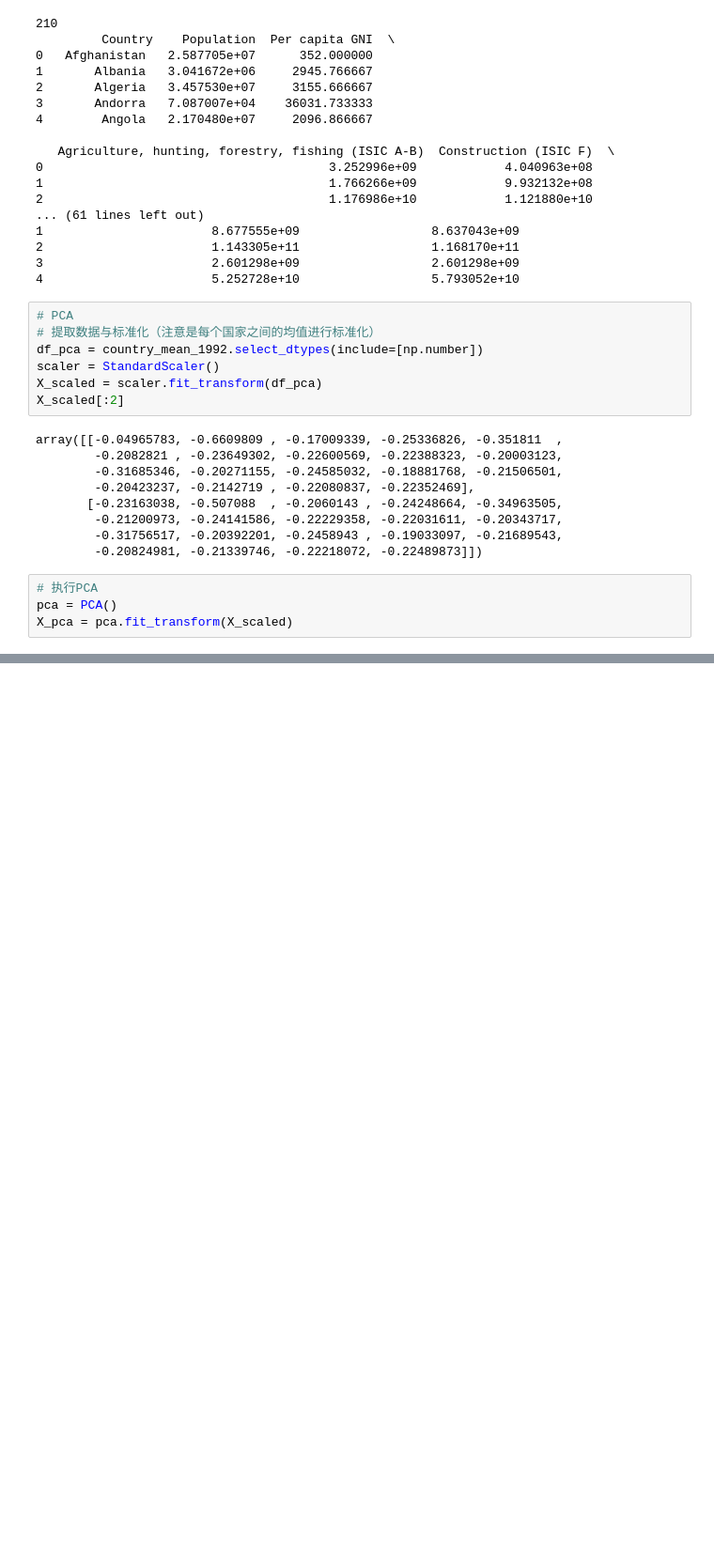
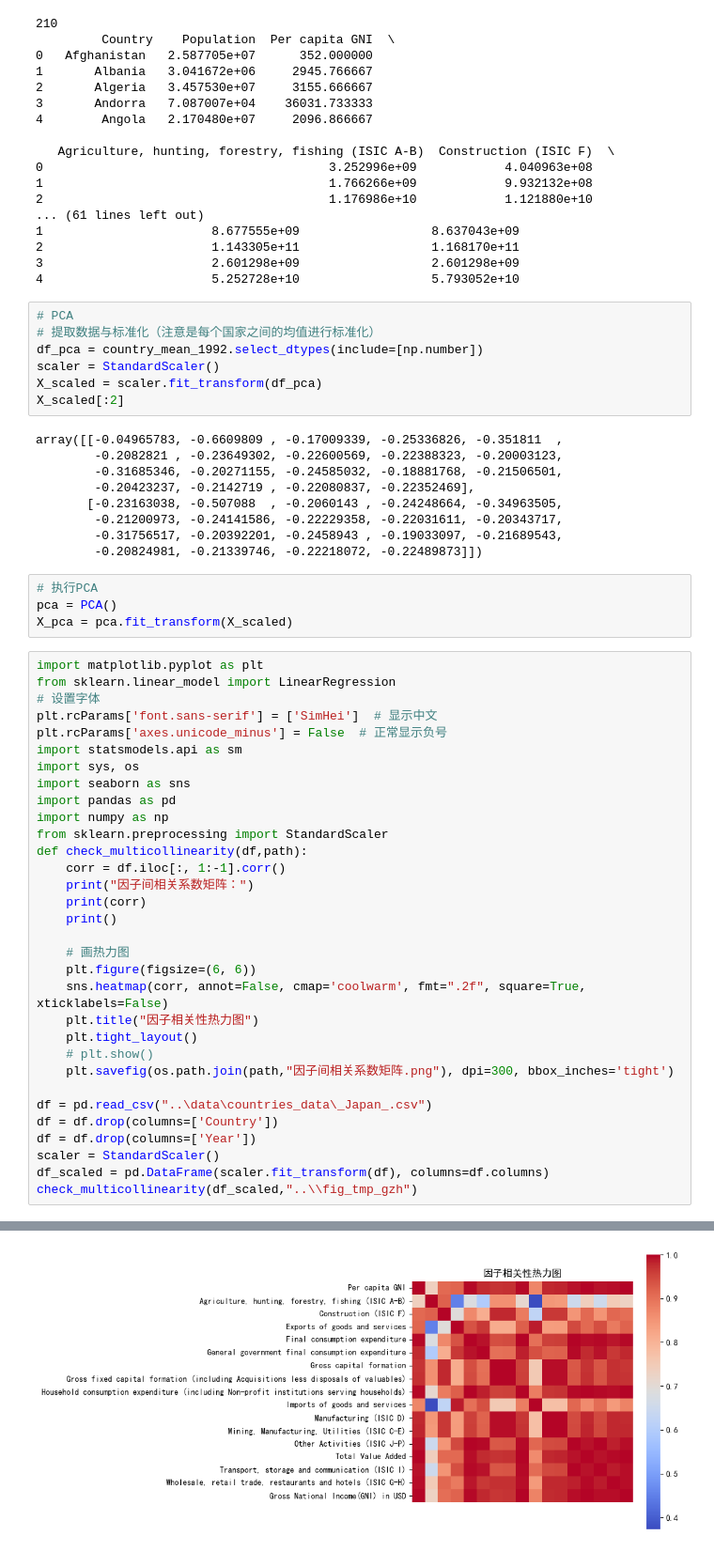
Before and after one commit to gongzihang/Multivariate-Statistical-Analysis-Project, a Jupyter notebook: src/PCA.ipynb, the cells around one changed output, grey strips where cells are left out. Shown at 94% size. Saved outputs shown, nothing was run; the diff lists cells and outputs as text; blank space fills up the shorter version.

```diff
--- a/src/PCA.ipynb
+++ b/src/PCA.ipynb
@@ -75,3 +75,36 @@ array([[-0.04965783, -0.6609809 , -0.17009339, -0.25336826, -0.351811  ,
 # 执行PCA
 pca = PCA()
 X_pca = pca.fit_transform(X_scaled)
+# %%
+import matplotlib.pyplot as plt
+from sklearn.linear_model import LinearRegression
+# 设置字体
+plt.rcParams['font.sans-serif'] = ['SimHei']  # 显示中文
+plt.rcParams['axes.unicode_minus'] = False  # 正常显示负号
+import statsmodels.api as sm
+import sys, os
+import seaborn as sns
+import pandas as pd
+import numpy as np
+from sklearn.preprocessing import StandardScaler
+def check_multicollinearity(df,path):
+    corr = df.iloc[:, 1:-1].corr()
+    print("因子间相关系数矩阵：")
+    print(corr)
+    print()
+
+    # 画热力图
+    plt.figure(figsize=(6, 6))
+    sns.heatmap(corr, annot=False, cmap='coolwarm', fmt=".2f", square=True, xticklabels=False)
+    plt.title("因子相关性热力图")
+    plt.tight_layout()
+    # plt.show()
+    plt.savefig(os.path.join(path,"因子间相关系数矩阵.png"), dpi=300, bbox_inches='tight')
+
+df = pd.read_csv("..\data\countries_data\_Japan_.csv")
+df = df.drop(columns=['Country'])
+df = df.drop(columns=['Year'])
+scaler = StandardScaler()
+df_scaled = pd.DataFrame(scaler.fit_transform(df), columns=df.columns)
+check_multicollinearity(df_scaled,"..\\fig_tmp_gzh")
+# %% [output]
@@ -77,0 +128 @@ X_pca = pca.fit_transform(X_scaled)
+[figure, added]
```
Also changed, not shown: parts of 1 cell of this notebook, 1 other file.
